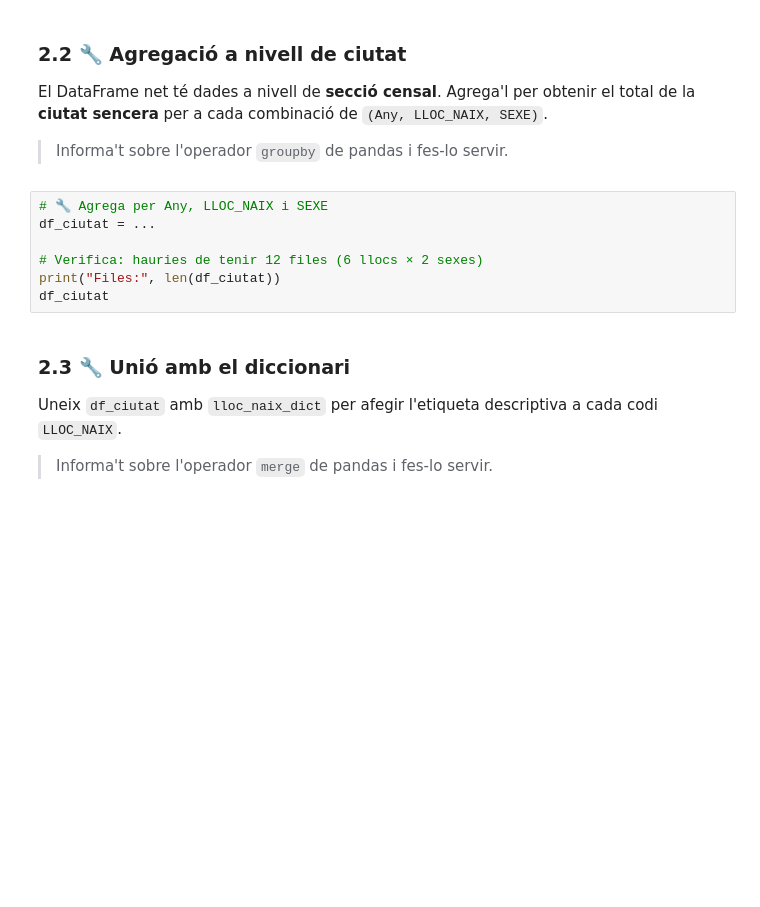
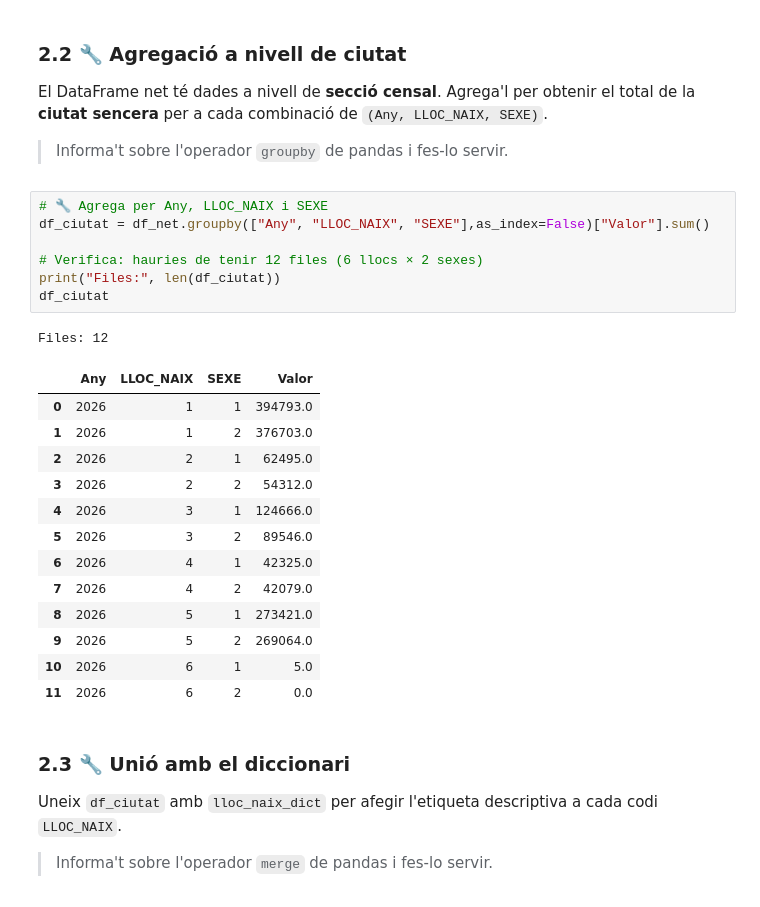
Before and after one commit to KevinBravoLascano/tanoca_p1, a Jupyter notebook: pràctica 1/pra╠Çctica 1/exercici1.ipynb, the cells around one changed output. Cells and saved outputs as stored; diff of their text form; blank space fills up the shorter version.

```diff
--- a/pràctica 1/pra╠Çctica 1/exercici1.ipynb
+++ b/pràctica 1/pra╠Çctica 1/exercici1.ipynb
@@ -389,11 +389,26 @@ combinació de `(Any, LLOC_NAIX, SEXE)`.
 > Informa't sobre l'operador `groupby` de pandas i fes-lo servir.
 # %%
 # 🔧 Agrega per Any, LLOC_NAIX i SEXE
-df_ciutat = ...
+df_ciutat = df_net.groupby(["Any", "LLOC_NAIX", "SEXE"],as_index=False)["Valor"].sum()
 
 # Verifica: hauries de tenir 12 files (6 llocs × 2 sexes)
 print("Files:", len(df_ciutat))
 df_ciutat
+# %% [output]
+Files: 12
+|  | Any | LLOC_NAIX | SEXE | Valor |
+| 0 | 2026 | 1 | 1 | 394793.0 |
+| 1 | 2026 | 1 | 2 | 376703.0 |
+| 2 | 2026 | 2 | 1 | 62495.0 |
+| 3 | 2026 | 2 | 2 | 54312.0 |
+| 4 | 2026 | 3 | 1 | 124666.0 |
+| 5 | 2026 | 3 | 2 | 89546.0 |
+| 6 | 2026 | 4 | 1 | 42325.0 |
+| 7 | 2026 | 4 | 2 | 42079.0 |
+| 8 | 2026 | 5 | 1 | 273421.0 |
+| 9 | 2026 | 5 | 2 | 269064.0 |
+| 10 | 2026 | 6 | 1 | 5.0 |
+| 11 | 2026 | 6 | 2 | 0.0 |
 # %% [markdown]
 ### 2.3 🔧 Unió amb el diccionari
 
```
Also changed, not shown: parts of 10 cells of this notebook, 1 other file.
